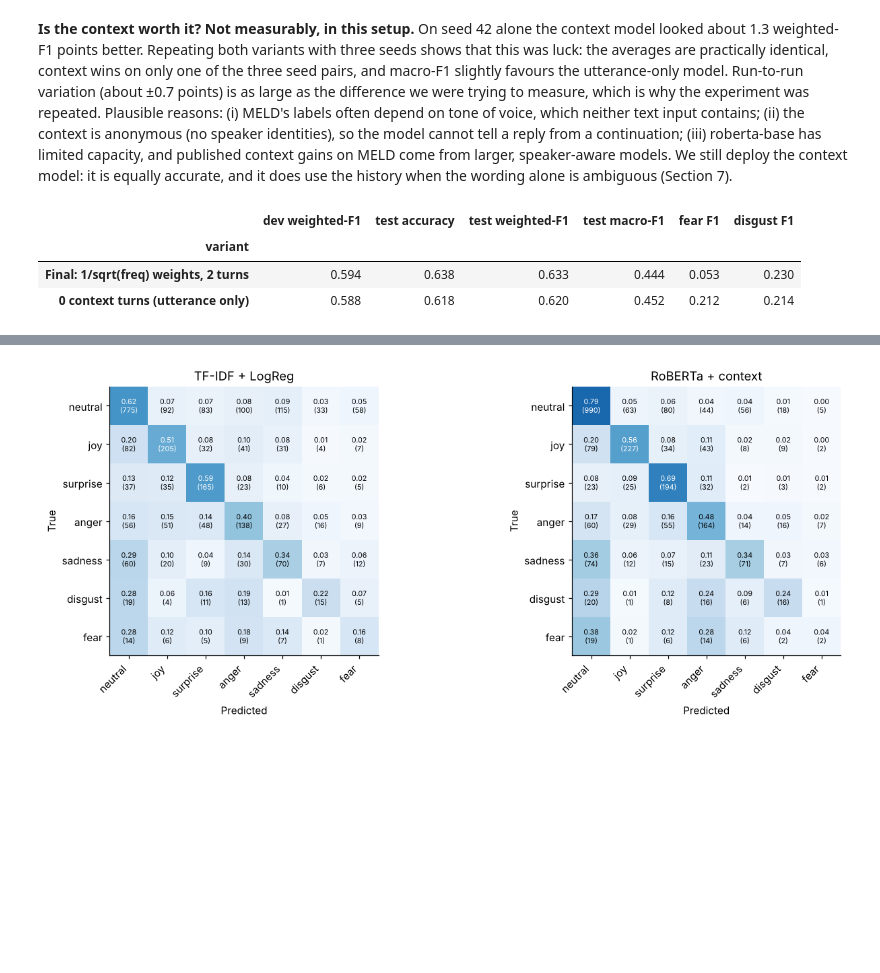
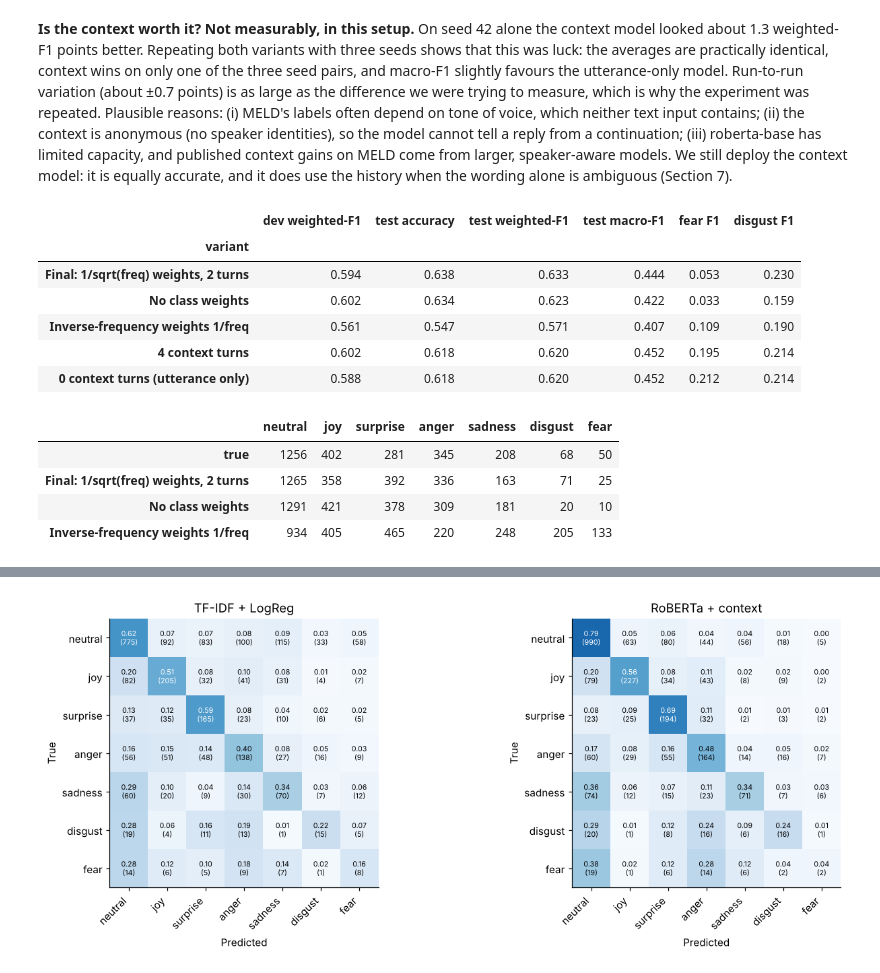
Before and after one commit to saxenaaarav3103/NLP-Project, a Jupyter notebook: notebooks/emotion_recognition.ipynb, the cells around one changed output, grey strips where cells are left out. Drawn from its saved outputs; the diff is of its cells as text; code cells hidden in the pictures; blank space fills up the shorter version.

```diff
--- a/notebooks/emotion_recognition.ipynb
+++ b/notebooks/emotion_recognition.ipynb
@@ -293,19 +293,35 @@ mean difference: {'accuracy': 0.001, 'weighted_f1': 0.001, 'macro_f1': -0.007}
 # %%
 # Ablations of the final configuration (all seed 42): class weighting and amount of context
 abl = [("Final: 1/sqrt(freq) weights, 2 turns", "roberta_context"), ("No class weights", "roberta_context_noweights"),
        ("Inverse-frequency weights 1/freq", "roberta_context_invweights"), ("4 context turns", "roberta_context4"),
        ("0 context turns (utterance only)", "roberta_utterance")]
 rows = []
 for name, key in abl:
     p = RESULTS_DIR / f"{key}_metrics.json"
     if p.exists():
         m = json.loads(p.read_text())
         rows.append({"variant": name, "dev weighted-F1": m["best_dev_weighted_f1"], "test accuracy": m["accuracy"],
                      "test weighted-F1": m["weighted_f1"], "test macro-F1": m["macro_f1"],
                      "fear F1": m["per_class"]["fear"]["f1"], "disgust F1": m["per_class"]["disgust"]["f1"]})
 display(pd.DataFrame(rows).set_index("variant").round(3))
+
+# How often each variant predicts each class, vs the true counts in the test set
+counts = {"true": np.bincount(test.label, minlength=7)}
+for name, key in abl[:3]:
+    p = RESULTS_DIR / f"{key}_test_probs.npy"
+    if p.exists():
+        counts[name] = np.bincount(np.load(p).argmax(1), minlength=7)
+display(pd.DataFrame(counts, index=LABELS).T)
 # %% [output]
 |  | dev weighted-F1 | test accuracy | test weighted-F1 | test macro-F1 | fear F1 | disgust F1 |
 | variant |  |  |  |  |  |  |
 | Final: 1/sqrt(freq) weights, 2 turns | 0.594 | 0.638 | 0.633 | 0.444 | 0.053 | 0.230 |
+| No class weights | 0.602 | 0.634 | 0.623 | 0.422 | 0.033 | 0.159 |
+| Inverse-frequency weights 1/freq | 0.561 | 0.547 | 0.571 | 0.407 | 0.109 | 0.190 |
+| 4 context turns | 0.602 | 0.618 | 0.620 | 0.452 | 0.195 | 0.214 |
 | 0 context turns (utterance only) | 0.588 | 0.618 | 0.620 | 0.452 | 0.212 | 0.214 |
+|  | neutral | joy | surprise | anger | sadness | disgust | fear |
+| true | 1256 | 402 | 281 | 345 | 208 | 68 | 50 |
+| Final: 1/sqrt(freq) weights, 2 turns | 1265 | 358 | 392 | 336 | 163 | 71 | 25 |
+| No class weights | 1291 | 421 | 378 | 309 | 181 | 20 | 10 |
+| Inverse-frequency weights 1/freq | 934 | 405 | 465 | 220 | 248 | 205 | 133 |
```
Also changed, not shown: parts of 5 cells of this notebook, 16 other files.
